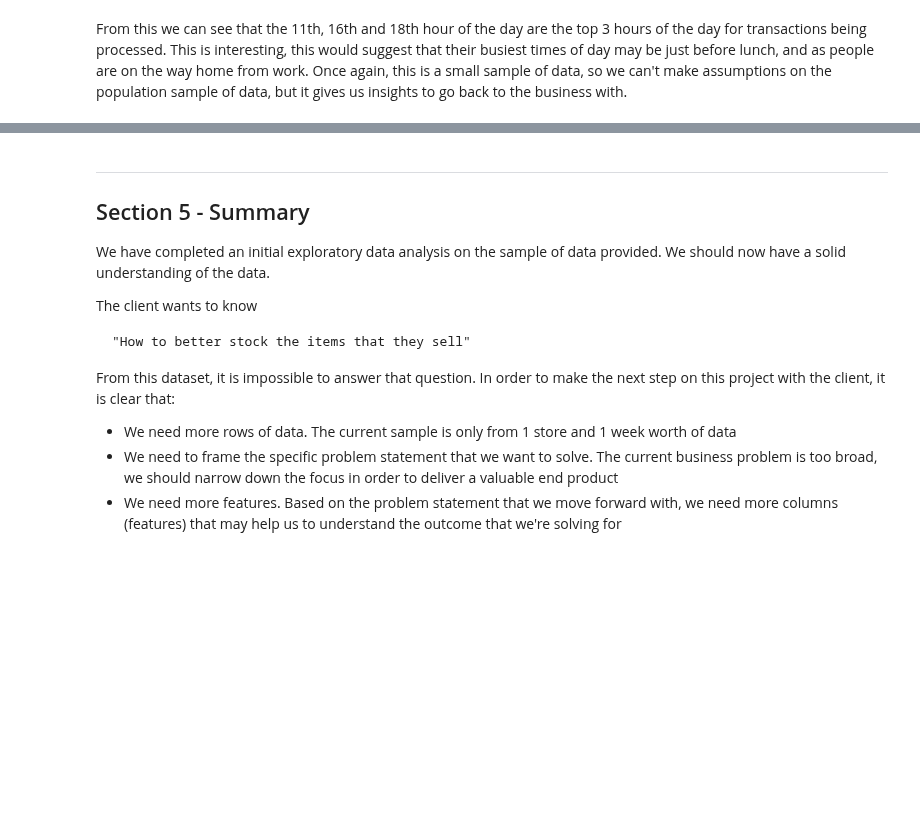
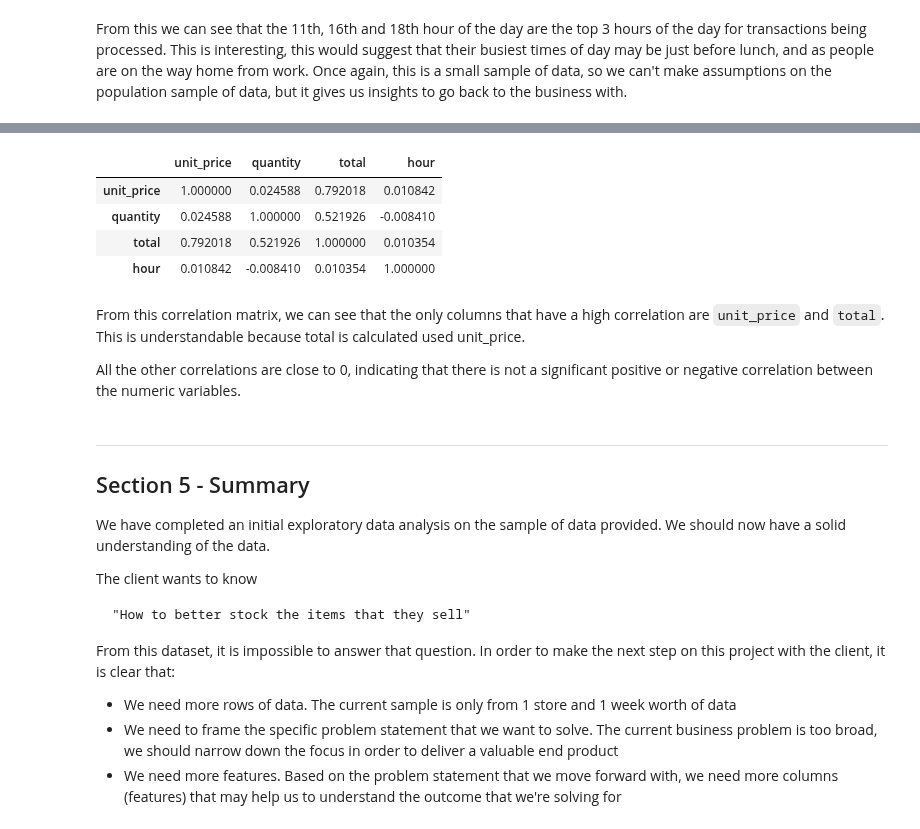
Before and after one commit to lawalsegun2025/forage_projects, a Jupyter notebook: 002_Cognizant_Artificial_Intelligence/1_Exploratory_Data_Analysis/notebook/eda.ipynb, the cells around one changed output, grey strips where cells are left out. Cells and saved outputs as stored; diff of their text form; code cells hidden in the pictures; blank space fills up the shorter version.

```diff
--- a/002_Cognizant_Artificial_Intelligence/1_Exploratory_Data_Analysis/notebook/eda.ipynb
+++ b/002_Cognizant_Artificial_Intelligence/1_Exploratory_Data_Analysis/notebook/eda.ipynb
@@ -399,3 +407,16 @@ From this we can see that the 11th, 16th and 18th hour of the day are the top 3
+# %%
+corr = df.corr()
+corr.style.background_gradient(cmap='coolwarm')
+# %% [output]
+|  | unit_price | quantity | total | hour |
+| unit_price | 1.000000 | 0.024588 | 0.792018 | 0.010842 |
+| quantity | 0.024588 | 1.000000 | 0.521926 | -0.008410 |
+| total | 0.792018 | 0.521926 | 1.000000 | 0.010354 |
+| hour | 0.010842 | -0.008410 | 0.010354 | 1.000000 |
+# %% [markdown]
+From this correlation matrix, we can see that the only columns that have a high correlation are `unit_price` and `total`. This is understandable because total is calculated used unit_price.
+
+All the other correlations are close to 0, indicating that there is not a significant positive or negative correlation between the numeric variables.
 # %% [markdown]
 ---
 
```
Also changed, not shown: parts of 1 cell of this notebook.
